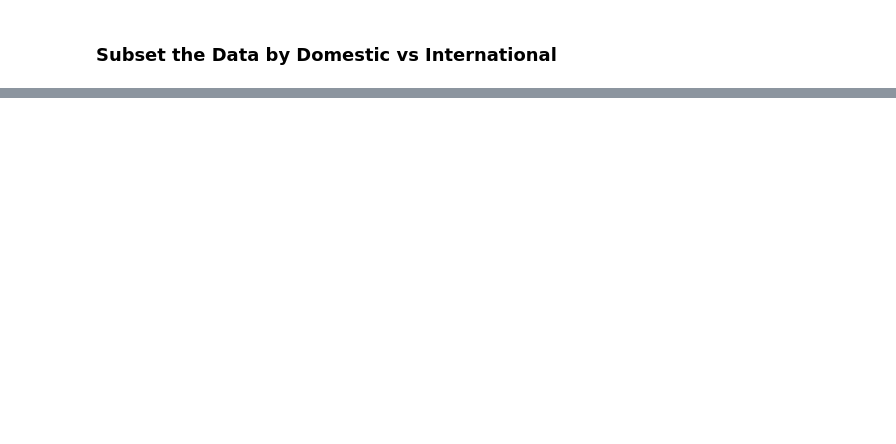
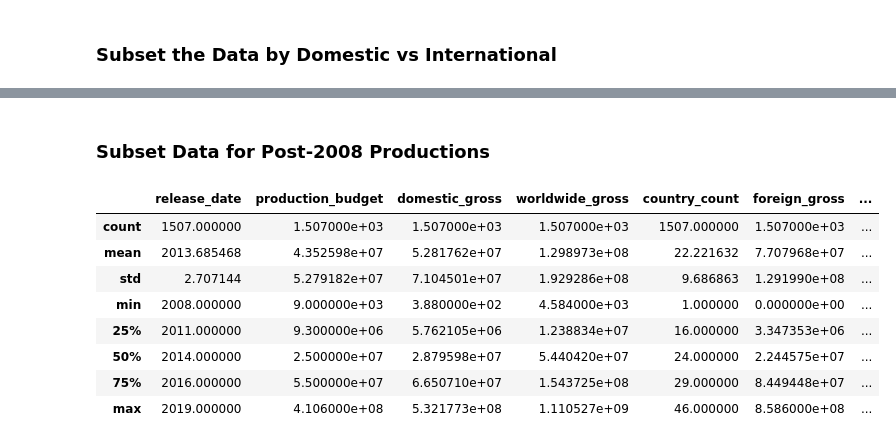
Before and after one commit to tcastanley/Movie_Analysis, a Jupyter notebook: Taylor - Individual Question/Taylor-Individual-Question.ipynb, the cells around one changed output, grey strips where cells are left out. Cells and saved outputs as stored; diff of their text form; code cells hidden in the pictures; blank space fills up the shorter version.

```diff
--- a/Taylor - Individual Question/Taylor-Individual-Question.ipynb
+++ b/Taylor - Individual Question/Taylor-Individual-Question.ipynb
@@ -376,0 +461,17 @@ plt.title('Median Gross Revenue vs Production Costs (2000 - 2019)', fontsize=25,
+# %% [markdown]
+### Subset Data for Post-2008 Productions
+# %%
+df_money_country_combined_int_2008_onward = df_money_country_combined_int[
+    df_money_country_combined_int[
+        'release_date'] >= 2008]
+df_money_country_combined_int_2008_onward.describe()
+# %% [output]
+|  | release_date | production_budget | domestic_gross | worldwide_gross | country_count | foreign_gross | ... |
+| count | 1507.000000 | 1.507000e+03 | 1.507000e+03 | 1.507000e+03 | 1507.000000 | 1.507000e+03 | ... |
+| mean | 2013.685468 | 4.352598e+07 | 5.281762e+07 | 1.298973e+08 | 22.221632 | 7.707968e+07 | ... |
+| std | 2.707144 | 5.279182e+07 | 7.104501e+07 | 1.929286e+08 | 9.686863 | 1.291990e+08 | ... |
+| min | 2008.000000 | 9.000000e+03 | 3.880000e+02 | 4.584000e+03 | 1.000000 | 0.000000e+00 | ... |
+| 25% | 2011.000000 | 9.300000e+06 | 5.762105e+06 | 1.238834e+07 | 16.000000 | 3.347353e+06 | ... |
+| 50% | 2014.000000 | 2.500000e+07 | 2.879598e+07 | 5.440420e+07 | 24.000000 | 2.244575e+07 | ... |
+| 75% | 2016.000000 | 5.500000e+07 | 6.650710e+07 | 1.543725e+08 | 29.000000 | 8.449448e+07 | ... |
+| max | 2019.000000 | 4.106000e+08 | 5.321773e+08 | 1.110527e+09 | 46.000000 | 8.586000e+08 | ... |
```
Also changed, not shown: parts of 19 cells of this notebook, 10 other files.
